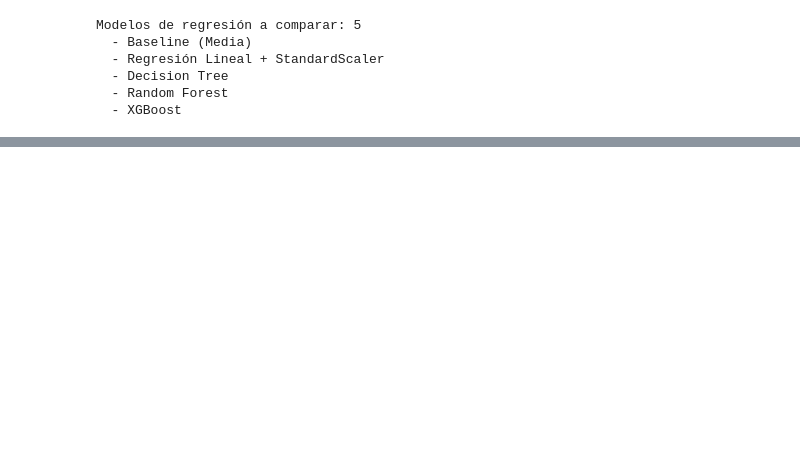
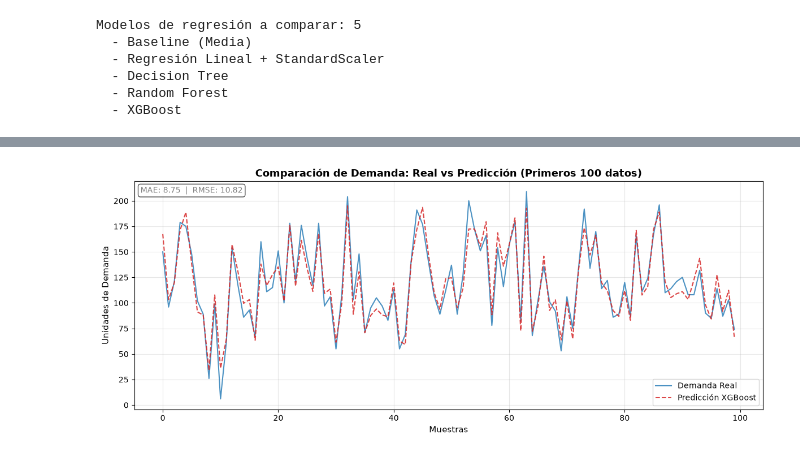
Before and after one commit to diegorod14/20261_Business_Predictive_Analytics, a Jupyter notebook: Notebooks/Modeling.ipynb, the cells around one changed output, grey strips where cells are left out. Saved outputs shown, nothing was run; the diff lists cells and outputs as text; code cells hidden in the pictures; blank space fills up the shorter version.

```diff
--- a/Notebooks/Modeling.ipynb
+++ b/Notebooks/Modeling.ipynb
@@ -182,0 +213,30 @@ plt.show()
+# %%
+from sklearn.metrics import mean_absolute_error, mean_squared_error
+import numpy as np
+
+y_pred = pipelines["XGBoost"].predict(X_test)
+
+mae = mean_absolute_error(y_test, y_pred)
+rmse = np.sqrt(mean_squared_error(y_test, y_pred))
+
+plt.figure(figsize=(12, 5))
+plt.plot(y_test.values[:100], label="Demanda Real", color="#1f77b4", alpha=0.8, linewidth=1.5)
+plt.plot(y_pred[:100], label="Predicción XGBoost", color="#d62728",
+         linestyle="--", alpha=0.85, linewidth=1.5)
+
+plt.title("Comparación de Demanda: Real vs Predicción (Primeros 100 datos)", fontsize=13, fontweight="bold")
+plt.xlabel("Muestras", fontsize=11)
+plt.ylabel("Unidades de Demanda", fontsize=11)
+plt.legend(fontsize=10)
+plt.grid(True, alpha=0.3)
+
+# Métricas anotadas directamente en el gráfico
+plt.annotate(f"MAE: {mae:.2f}  |  RMSE: {rmse:.2f}",
+             xy=(0.01, 0.95), xycoords="axes fraction",
+             fontsize=10, color="gray",
+             bbox=dict(boxstyle="round,pad=0.3", fc="white", alpha=0.7))
+
+plt.tight_layout()
+plt.show()
+# %% [output]
+[figure, added]
```
Also changed, not shown: parts of 8 cells of this notebook, 8 other files.
